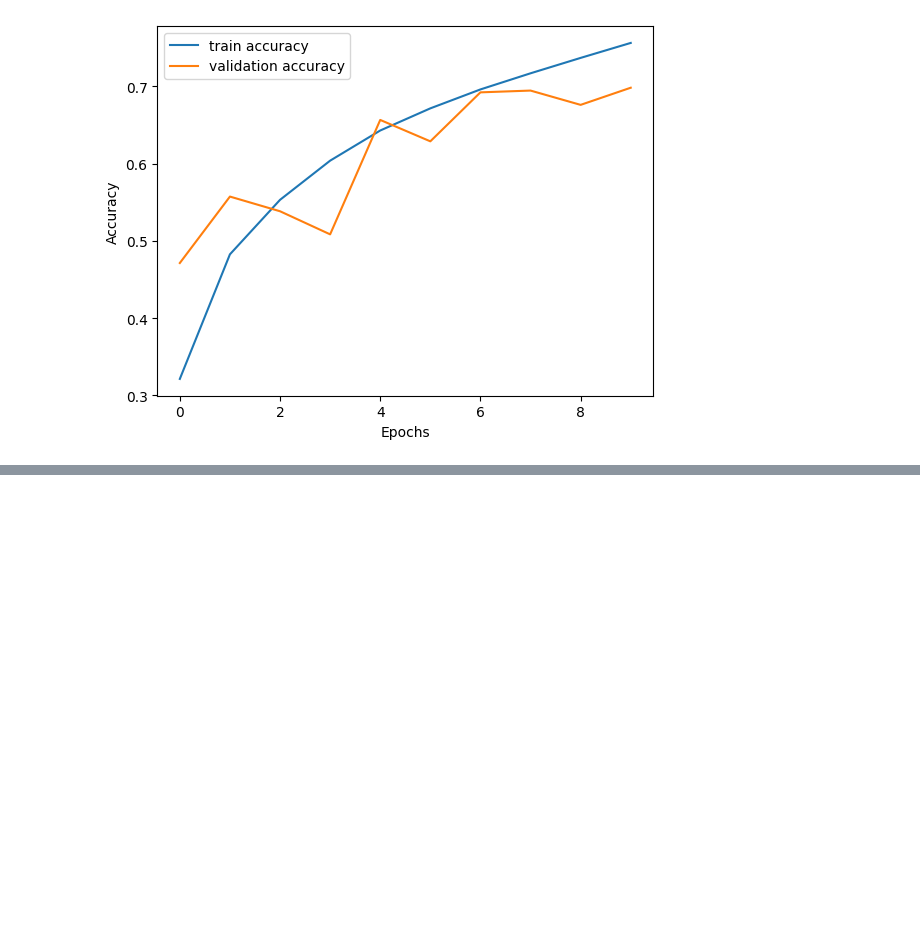
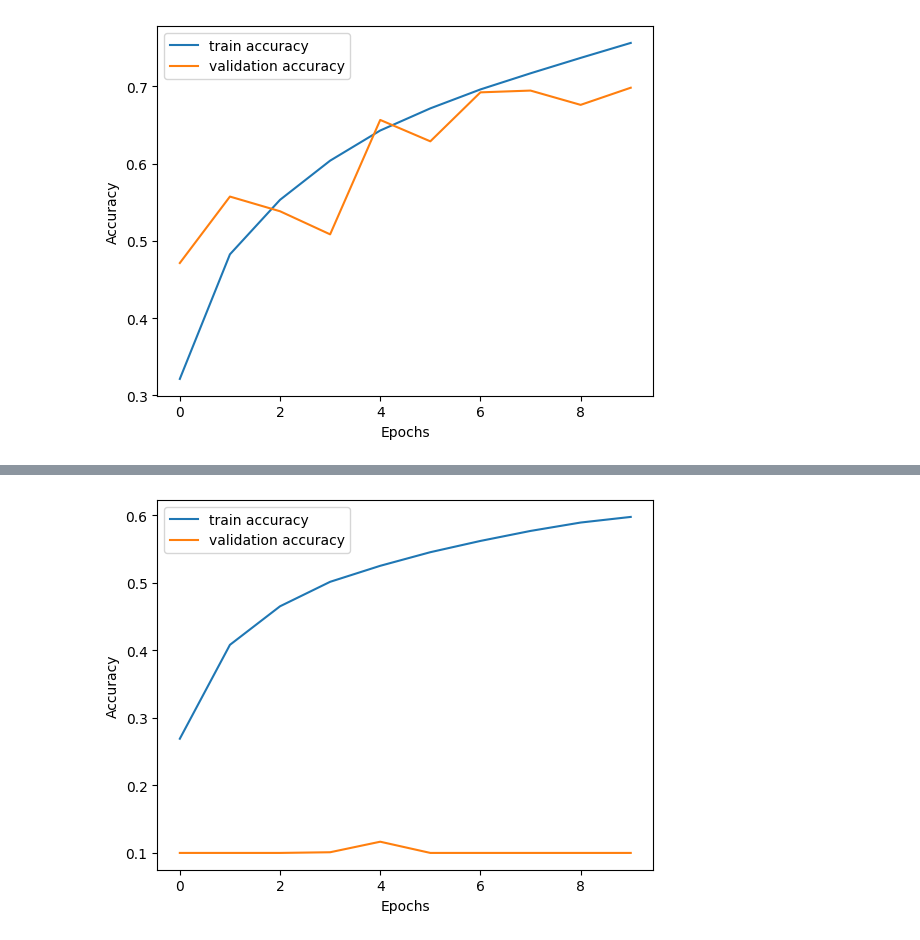
Before and after one commit to harshit11purohit/DEEP-LEARNING, a Jupyter notebook: CNN/CNN_Image_Classification.ipynb, the cells around one changed output, grey strips where cells are left out. Drawn from its saved outputs; the diff is of its cells as text; code cells hidden in the pictures; blank space fills up the shorter version.

Commit message:
batch normlzation code updated

```diff
--- a/CNN/CNN_Image_Classification.ipynb
+++ b/CNN/CNN_Image_Classification.ipynb
@@ -524,3 +524,75 @@ Epoch 9/10
 Epoch 10/10
 782/782 ━━━━━━━━━━━━━━━━━━━━ 38s 23ms/step - accuracy: 0.7563 - loss: 0.7350 - val_accuracy: 0.6983 - val_loss: 0.8972
 [figure]
+# %%
+import tensorflow as tf
+from tensorflow.keras.models import Sequential
+from tensorflow.keras.layers import Input, Conv2D, Flatten, Dense, Dropout, BatchNormalization
+from tensorflow.keras.preprocessing.image import ImageDataGenerator
+import matplotlib.pyplot as plt
+
+train_datagen = ImageDataGenerator(
+    rescale=1./255,
+    rotation_range=20,
+    width_shift_range=0.1,
+    height_shift_range=0.1,
+    shear_range=0.1,
+    zoom_range=0.2,
+    horizontal_flip=True,
+    fill_mode='nearest'
+)
+
+test_datagen = ImageDataGenerator(rescale=1./255)
+
+train_generator = train_datagen.flow(X_train, y_train, batch_size=64)
+test_generator = test_datagen.flow(X_test, y_test, batch_size=64)
+
+model = Sequential()
+model.add(Input(shape=(32, 32, 3)))
+
+model.add(Conv2D(32, (3, 3), padding='same', strides=(2, 2)))
+model.add(BatchNormalization())
+model.add(tf.keras.layers.Activation('relu'))
+
+model.add(Conv2D(64, (3, 3), padding='same', strides=(2, 2)))
+model.add(BatchNormalization())
+model.add(tf.keras.layers.Activation('relu'))
+
+model.add(Conv2D(128, (3, 3), padding='same', strides=(2, 2)))
+model.add(BatchNormalization())
+model.add(tf.keras.layers.Activation('relu'))
+
+model.add(Flatten())
+
+model.add(Dense(256))
+model.add(BatchNormalization())
+model.add(tf.keras.layers.Activation('relu'))
+model.add(Dropout(0.5))
+
+model.add(Dense(128))
+model.add(BatchNormalization())
+model.add(tf.keras.layers.Activation('relu'))
+model.add(Dropout(0.5))
+
+model.add(Dense(64))
+model.add(BatchNormalization())
+model.add(tf.keras.layers.Activation('relu'))
+model.add(Dropout(0.5))
+
+model.add(Dense(10, activation='softmax'))
+
+model.compile(optimizer='adam', loss='sparse_categorical_crossentropy', metrics=['accuracy'])
+
+r = model.fit(
+    train_generator,
+    epochs=10,
+    validation_data=test_generator
+)
+
+plt.plot(r.history['accuracy'], label='train accuracy')
+plt.plot(r.history['val_accuracy'], label='validation accuracy')
+plt.xlabel('Epochs')
+plt.ylabel('Accuracy')
+plt.legend()
+plt.show()
+# %% [output]
@@ -526,0 +619 @@ Epoch 10/10
+[figure, added]
```
Also changed, not shown: parts of 1 cell of this notebook.
